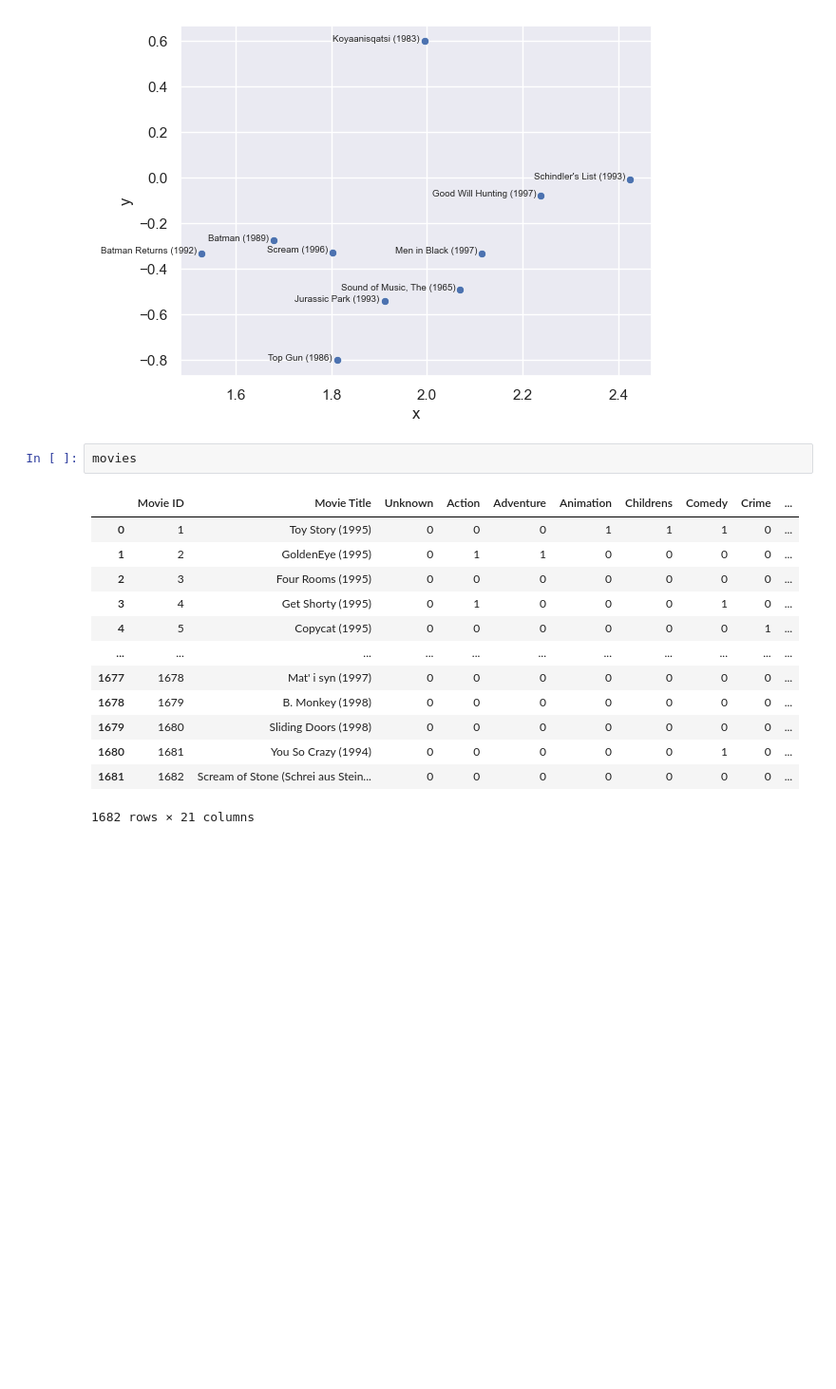
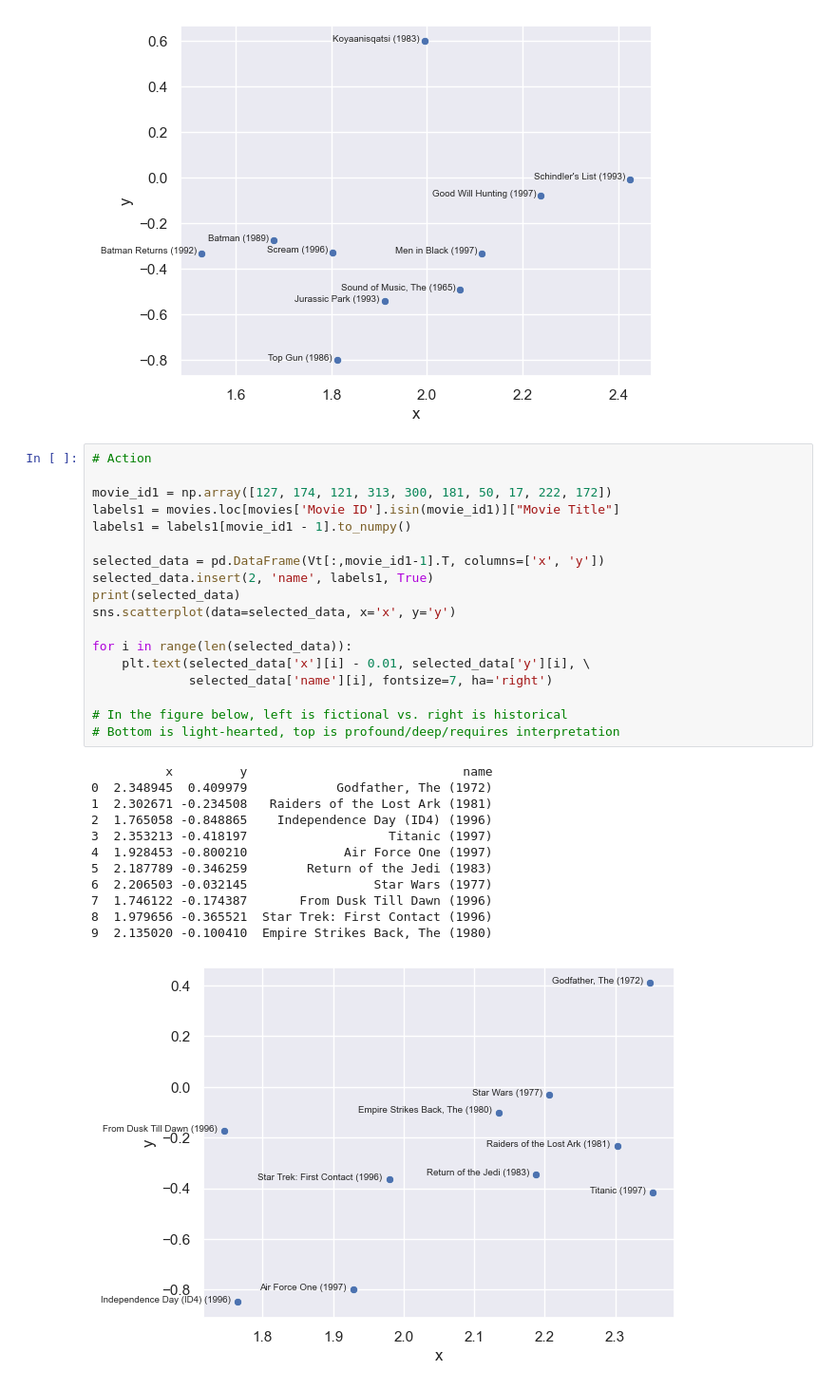
Before and after one commit to gavin-hyl/cs155-project2, a Jupyter notebook: task2.ipynb, the cells around one changed output. Shown: that part at 95% size. Cells and saved outputs as stored; diff of their text form; blank space fills up the shorter version.

Commit message:
add 4 visualizations for task2

```diff
--- a/task2.ipynb
+++ b/task2.ipynb
@@ -301,19 +294,34 @@ for i in range(len(selected_data)):
 8  2.424151 -0.006177     Schindler's List (1993)
 9  1.995031  0.599832        Koyaanisqatsi (1983)
 [figure]
-# %%
-movies
-# %% [output]
-|  | Movie ID | Movie Title | Unknown | Action | Adventure | Animation | Childrens | Comedy | Crime | ... |
-| 0 | 1 | Toy Story (1995) | 0 | 0 | 0 | 1 | 1 | 1 | 0 | ... |
-| 1 | 2 | GoldenEye (1995) | 0 | 1 | 1 | 0 | 0 | 0 | 0 | ... |
-| 2 | 3 | Four Rooms (1995) | 0 | 0 | 0 | 0 | 0 | 0 | 0 | ... |
-| 3 | 4 | Get Shorty (1995) | 0 | 1 | 0 | 0 | 0 | 1 | 0 | ... |
-| 4 | 5 | Copycat (1995) | 0 | 0 | 0 | 0 | 0 | 0 | 1 | ... |
-| ... | ... | ... | ... | ... | ... | ... | ... | ... | ... | ... |
-| 1677 | 1678 | Mat' i syn (1997) | 0 | 0 | 0 | 0 | 0 | 0 | 0 | ... |
-| 1678 | 1679 | B. Monkey (1998) | 0 | 0 | 0 | 0 | 0 | 0 | 0 | ... |
-| 1679 | 1680 | Sliding Doors (1998) | 0 | 0 | 0 | 0 | 0 | 0 | 0 | ... |
-| 1680 | 1681 | You So Crazy (1994) | 0 | 0 | 0 | 0 | 0 | 1 | 0 | ... |
-| 1681 | 1682 | Scream of Stone (Schrei aus Stein... | 0 | 0 | 0 | 0 | 0 | 0 | 0 | ... |
-1682 rows × 21 columns
+# %%
+# Action
+
+movie_id1 = np.array([127, 174, 121, 313, 300, 181, 50, 17, 222, 172])
+labels1 = movies.loc[movies['Movie ID'].isin(movie_id1)]["Movie Title"]
+labels1 = labels1[movie_id1 - 1].to_numpy()
+
+selected_data = pd.DataFrame(Vt[:,movie_id1-1].T, columns=['x', 'y'])
+selected_data.insert(2, 'name', labels1, True)
+print(selected_data)
+sns.scatterplot(data=selected_data, x='x', y='y')
+
+for i in range(len(selected_data)):
+    plt.text(selected_data['x'][i] - 0.01, selected_data['y'][i], \
+             selected_data['name'][i], fontsize=7, ha='right')
+
+# In the figure below, left is fictional vs. right is historical
+# Bottom is light-hearted, top is profound/deep/requires interpretation
+# %% [output]
+          x         y                             name
+0  2.348945  0.409979            Godfather, The (1972)
+1  2.302671 -0.234508   Raiders of the Lost Ark (1981)
+2  1.765058 -0.848865    Independence Day (ID4) (1996)
+3  2.353213 -0.418197                   Titanic (1997)
+4  1.928453 -0.800210             Air Force One (1997)
+5  2.187789 -0.346259        Return of the Jedi (1983)
+6  2.206503 -0.032145                 Star Wars (1977)
+7  1.746122 -0.174387       From Dusk Till Dawn (1996)
+8  1.979656 -0.365521  Star Trek: First Contact (1996)
+9  2.135020 -0.100410  Empire Strikes Back, The (1980)
+[figure, added]
```
Also changed, not shown: parts of 5 cells of this notebook, 4 other files.
